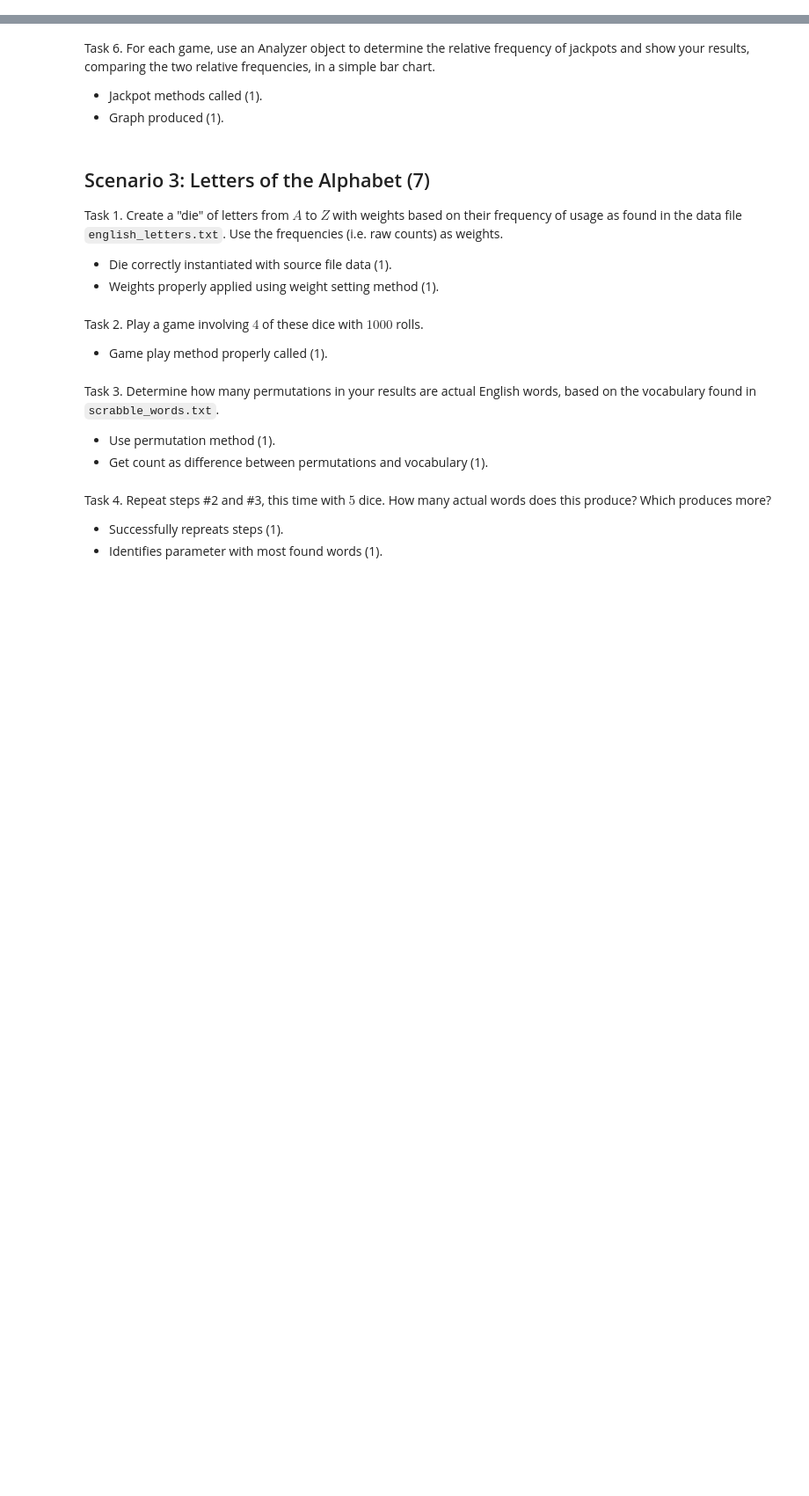
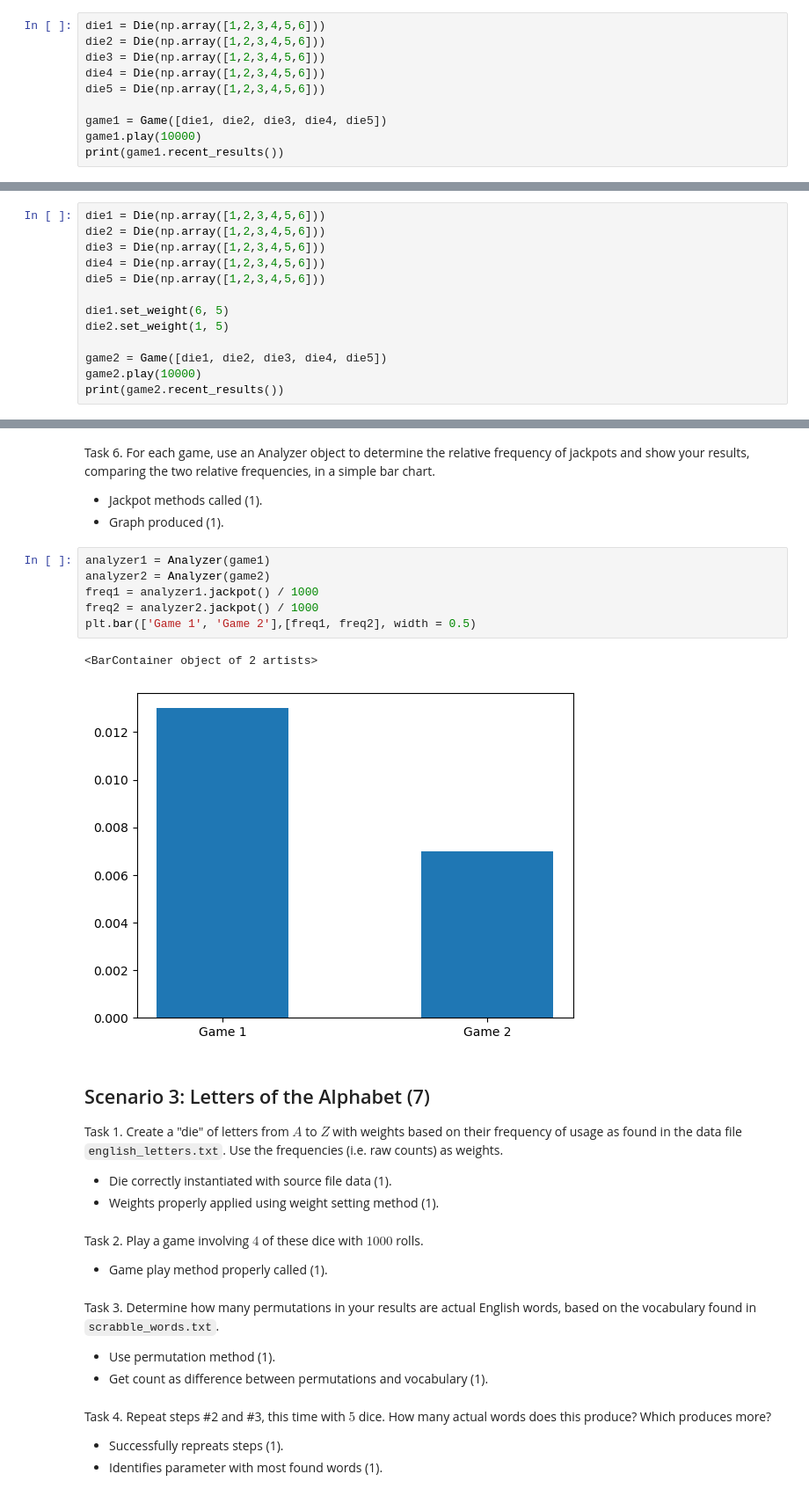
Before and after one commit to hyounce/monte-carlo-simulator, a Jupyter notebook: montecarlo/DS51200_FinalProjectTemplate.ipynb, the cells around one changed output, grey strips where cells are left out. Shown at 88% size. Cells and saved outputs as stored; diff of their text form; blank space fills up the shorter version.

```diff
--- a/montecarlo/DS51200_FinalProjectTemplate.ipynb
+++ b/montecarlo/DS51200_FinalProjectTemplate.ipynb
@@ -146,3 +261,13 @@ Task 4. Play a game of $10000$ rolls with $5$ fair dice.
 
 - Game class properly instantiated (1).
 - Play method called properly (1).
+# %%
+die1 = Die(np.array([1,2,3,4,5,6]))
+die2 = Die(np.array([1,2,3,4,5,6]))
+die3 = Die(np.array([1,2,3,4,5,6]))
+die4 = Die(np.array([1,2,3,4,5,6]))
+die5 = Die(np.array([1,2,3,4,5,6]))
+
+game1 = Game([die1, die2, die3, die4, die5])
+game1.play(10000)
+print(game1.recent_results())
@@ -151,3 +292,16 @@ Task 5. Play another game of $10000$ rolls, this time with $2$ unfair dice, one
 
 - Game class properly instantiated (1).
 - Play method called properly (1).
+# %%
+die1 = Die(np.array([1,2,3,4,5,6]))
+die2 = Die(np.array([1,2,3,4,5,6]))
+die3 = Die(np.array([1,2,3,4,5,6]))
+die4 = Die(np.array([1,2,3,4,5,6]))
+die5 = Die(np.array([1,2,3,4,5,6]))
+
+die1.set_weight(6, 5)
+die2.set_weight(1, 5)
+
+game2 = Game([die1, die2, die3, die4, die5])
+game2.play(10000)
+print(game2.recent_results())
@@ -156,6 +326,15 @@ Task 6. For each game, use an Analyzer object to determine the relative frequenc
 
 - Jackpot methods called (1).
 - Graph produced (1).
+# %%
+analyzer1 = Analyzer(game1)
+analyzer2 = Analyzer(game2)
+freq1 = analyzer1.jackpot() / 1000
+freq2 = analyzer2.jackpot() / 1000
+plt.bar(['Game 1', 'Game 2'],[freq1, freq2], width = 0.5)
+# %% [output]
+<BarContainer object of 2 artists>
+[figure, added]
 # %% [markdown]
 ## Scenario 3: Letters of the Alphabet (7)
 
```
Also changed, not shown: parts of 18 cells of this notebook.
